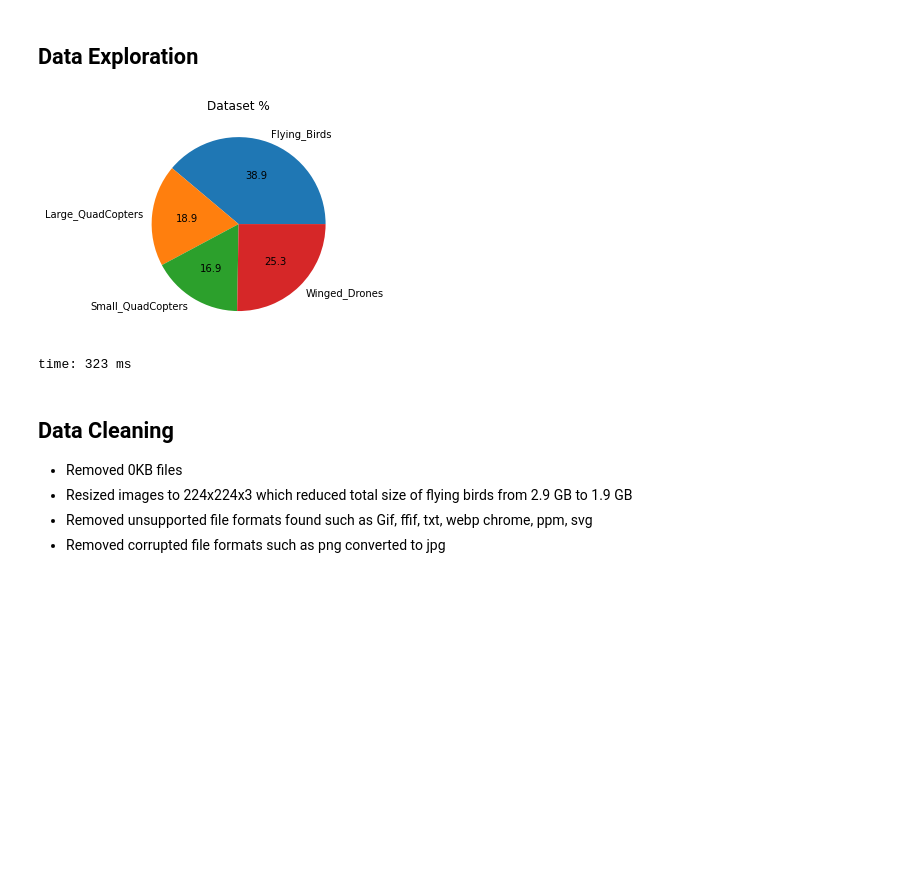
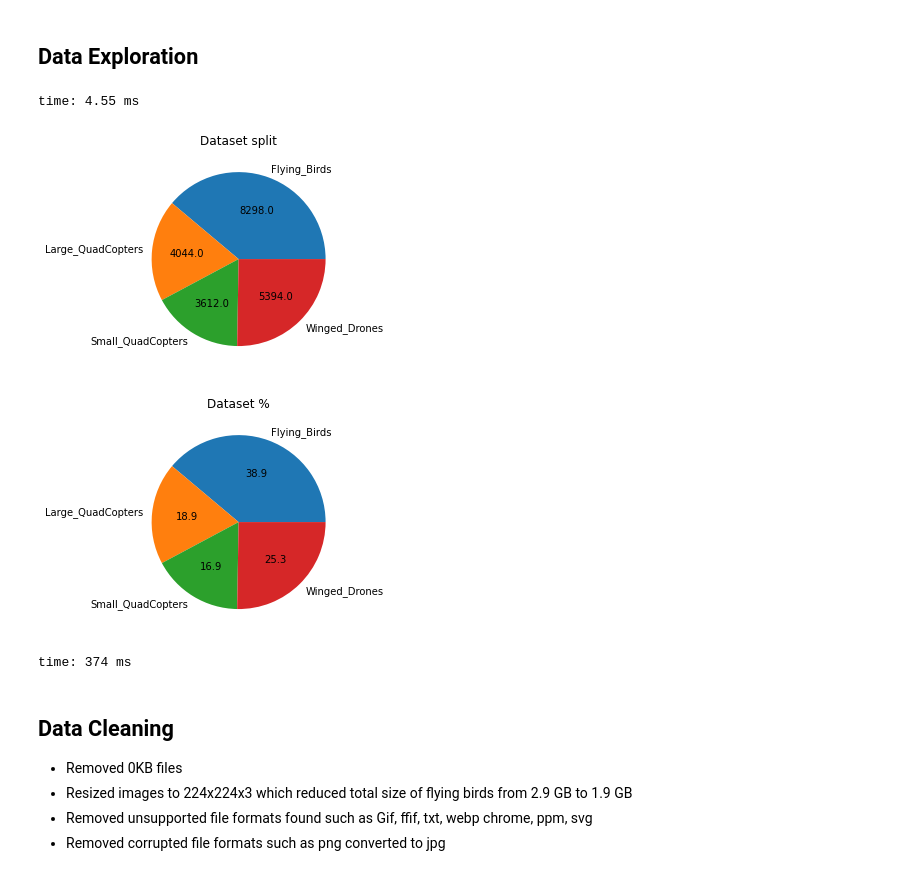
Before and after one commit to praveenraghuvanshi/eva4-p2-group, a Jupyter notebook: Session-2/Assignment-2/src/eva4p2s2.ipynb, the cells around one changed output. Drawn from its saved outputs; the diff is of its cells as text; code cells hidden in the pictures; blank space fills up the shorter version.

Commit message:
Added categorical plot

```diff
--- a/Session-2/Assignment-2/src/eva4p2s2.ipynb
+++ b/Session-2/Assignment-2/src/eva4p2s2.ipynb
@@ -162,28 +162,41 @@ Flying_Birds  Large_QuadCopters  Small_QuadCopters  Winged_Drones
 time: 2.38 s
 # %% [markdown]
 ## Data Exploration
+# %%
+import numpy as np
+
+def absolute_value(val):
+    a  = np.round(val/100.*sizes.sum(), 0)
+    return a
+# %% [output]
+time: 4.55 ms
 # %%
 import matplotlib.pyplot as plt
 
 flying_birds = len(os.listdir(dataFolder + '/' + classes[0]))
 large_copters = len(os.listdir(dataFolder + '/' + classes[1]))
 small_copters = len(os.listdir(dataFolder + '/' + classes[2]))
 drone = len(os.listdir(dataFolder + '/' + classes[3]))
 
+categorical_count_arr =  [flying_birds, large_copters, small_copters, drone]
+
+sizes = np.array(categorical_count_arr)
+
 #pie plot
-plt.pie([flying_birds, large_copters, small_copters, drone], labels=classes)
+plt.pie(categorical_count_arr, labels=classes, autopct=absolute_value)
 plt.title('Dataset split')
 # plt.savefig('C:\\Users\\Dell\\Desktop\\AV Plotting images\\matplotlib_plotting_8.png',dpi=300,bbox_inches='tight')
 plt.show()
 
 #pie plot
 plt.pie([flying_birds, large_copters, small_copters, drone], labels=classes, autopct='%0.1f')
 plt.title('Dataset %')
 # plt.savefig('C:\\Users\\Dell\\Desktop\\AV Plotting images\\matplotlib_plotting_8.png',dpi=300,bbox_inches='tight')
 plt.show()
 # %% [output]
-[figure, old version]
+[figure, new version]
+[figure, added]
-time: 323 ms
+time: 374 ms
 # %% [markdown]
 ## Data Cleaning
 
```
